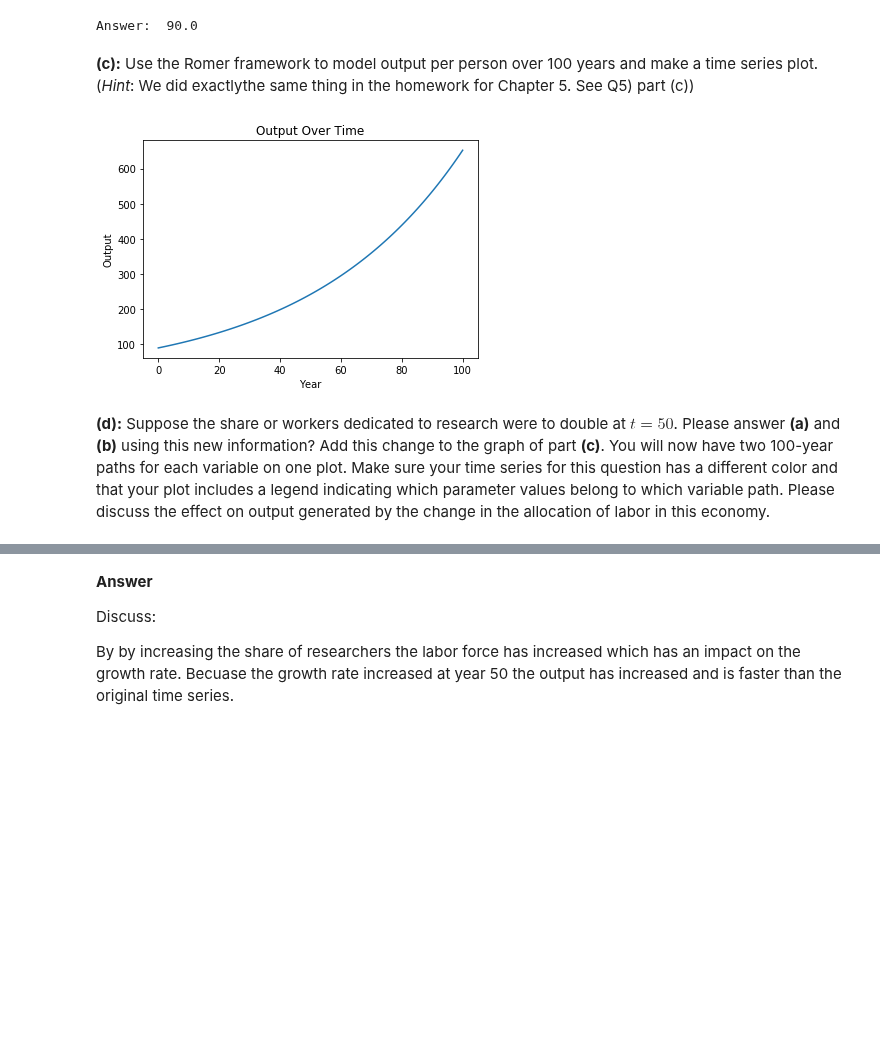
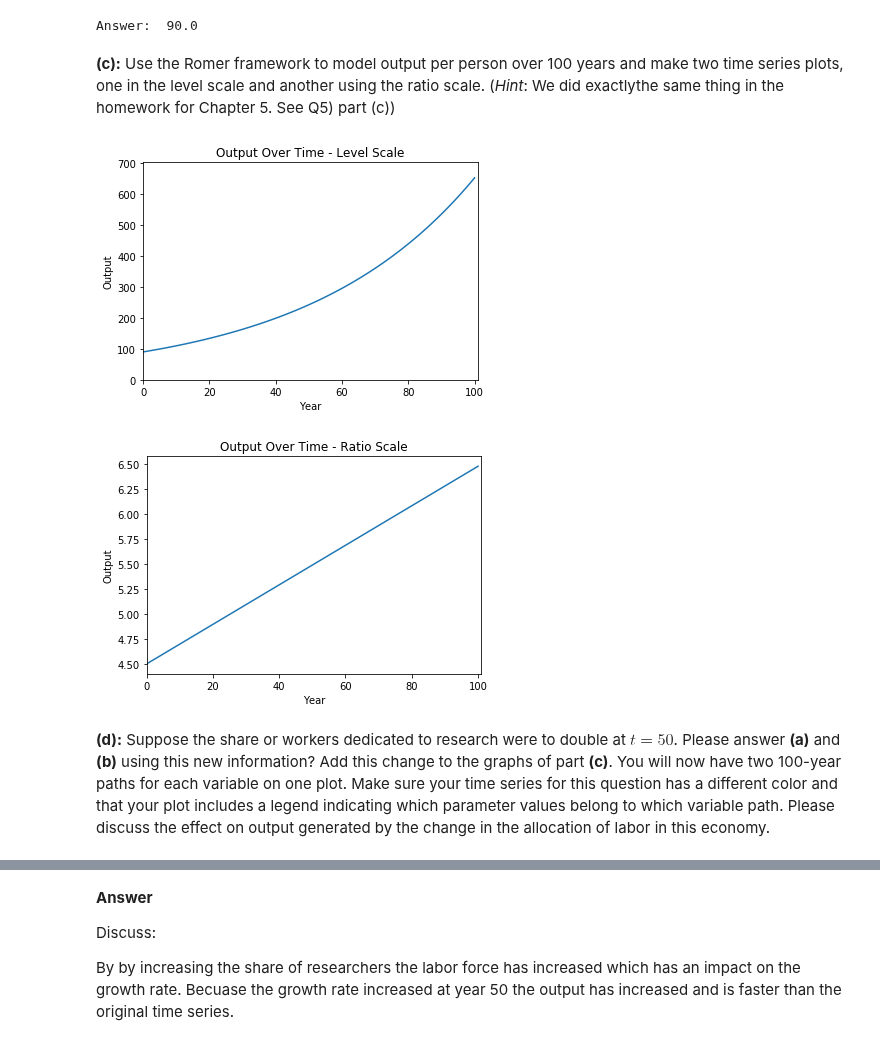
Before and after one commit to dylanjm/econ_381_development, a Jupyter notebook: solution_versions/chapter_06_solutions.ipynb, the cells around one changed output, grey strips where cells are left out. Saved outputs shown, nothing was run; the diff lists cells and outputs as text; code cells hidden in the pictures; blank space fills up the shorter version.

```diff
--- a/solution_versions/chapter_06_solutions.ipynb
+++ b/solution_versions/chapter_06_solutions.ipynb
@@ -58,37 +55,55 @@ print('Answer: ', y)
 # %% [output]
 Answer:  90.0
 # %% [markdown]
-__(c):__ Use the Romer framework to model output per person over 100 years and make a time series plot. (_Hint_: We did exactlythe same thing in the homework for Chapter 5. See Q5) part (c))
+__(c):__ Use the Romer framework to model output per person over 100 years and make two time series plots, one in the level scale and another using the ratio scale. (_Hint_: We did exactlythe same thing in the homework for Chapter 5. See Q5) part (c))
 # %%
+# Model Parameters
+
+A0 = 100
+l_bar = 0.1
+z_bar = 1/500
+L_bar = 100
+
+
 # Use a lambda function for output and call it using a for loop
-
 # Defining the lambda function. This is the same as using def but shorter.
 # Using a lambda function is great for short formulas.
-output = lambda A0, l_bar, g_bar, t: A0 * (1 - l_bar) * ((1 + g_bar)**t)
+output = lambda A0, l_bar, L_bar, t: A0 * (1 - l_bar) * ((1 + z_bar*L_bar*l_bar)**t)
 
 
 ##############################################################################
 # Make a for loop to calculate the production for each year
 
 output_array = np.zeros(101) # An array full of zeros, this is storage for data in the loop
 
 # Using a for loop to calcuate the rest of the years 1-100.
 # Remember when using range(0:100) endpoints are not included, thus it will not reach year 100 unless you do
 # range(0, 101)
 for i in range(0,101):
     t = i
-    output_array[i] = output(A0, l_bar, g_bar, t)
+    output_array[i] = output(A0, l_bar, L_bar, t)
 ###############################################################################
-# Make a plot
-year = np.arange(0, 101, 1) # This is just used to make a nice array for the x axis
+# Make the plots
+year = np.arange(0, output_array.size, 1) # This is just used to make a nice array for the x axis
 
 plt.plot(year, output_array)
 plt.xlabel('Year')
 plt.ylabel('Output')
-plt.title('Output Over Time')
+plt.title('Output Over Time - Level Scale')
+plt.ylim(0, np.max(output_array)+50)
+plt.xlim(0, year.size)
 plt.show()
+
+
+plt.plot(year, np.log(output_array))
+plt.xlabel('Year')
+plt.ylabel('Output')
+plt.title('Output Over Time - Ratio Scale')
+plt.xlim(0, year.size)
+plt.show()
 # %% [output]
-[figure, old version]
+[figure, new version]
+[figure, added]
 # %% [markdown]
-__(d):__ Suppose the share or workers dedicated to research were to double at $t=50$. Please answer __(a)__ and __(b)__ using this new information? Add this change to the graph of part __(c)__. You will now have two 100-year paths for each variable on one plot. Make sure your time series for this question has a different color and that your plot includes a legend indicating which parameter values belong to which variable path. Please discuss the effect on output generated by the change in the allocation of labor in this economy.
+__(d):__ Suppose the share or workers dedicated to research were to double at $t=50$. Please answer __(a)__ and __(b)__ using this new information? Add this change to the graphs of part __(c)__. You will now have two 100-year paths for each variable on one plot. Make sure your time series for this question has a different color and that your plot includes a legend indicating which parameter values belong to which variable path. Please discuss the effect on output generated by the change in the allocation of labor in this economy.
 # %%
```
Also changed, not shown: parts of 8 cells of this notebook, 3 other files.
